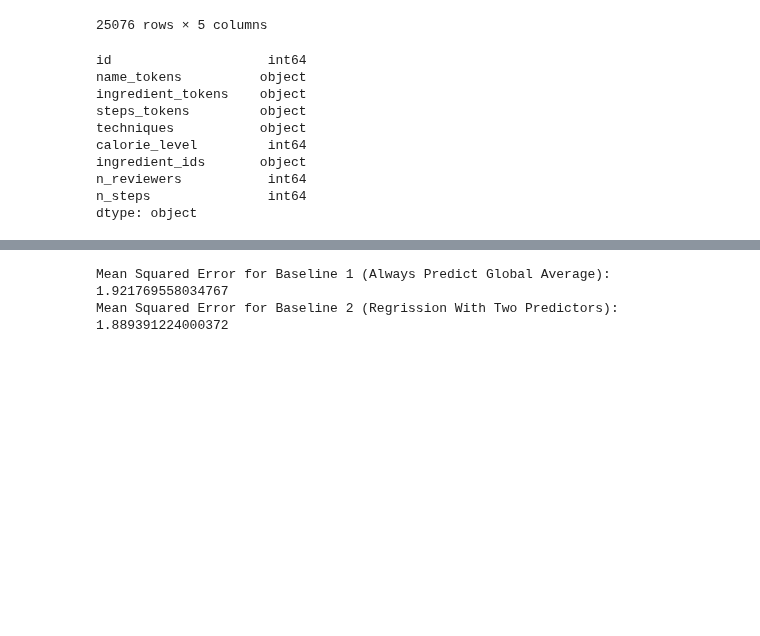
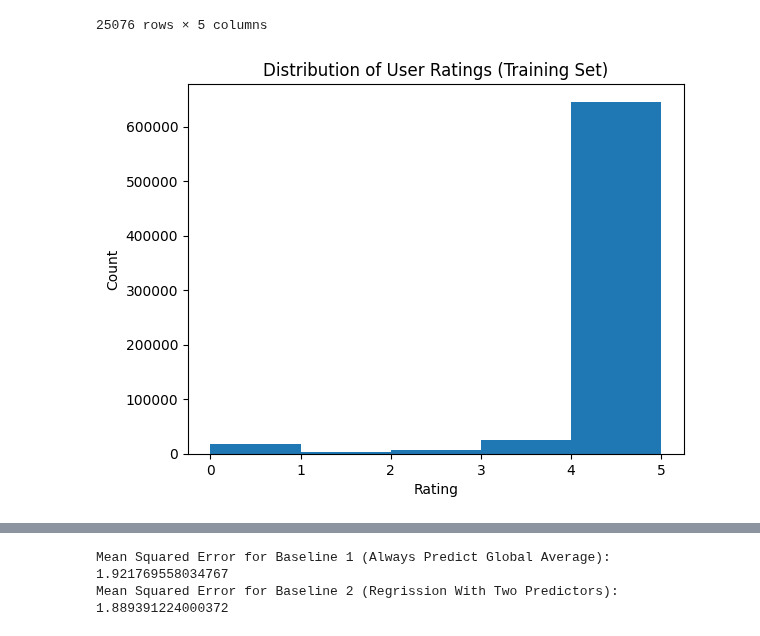
Before and after one commit to YihsuanKuo/CSE158R_Assignment2, a Jupyter notebook: a2.ipynb, the cells around one changed output, grey strips where cells are left out. Saved outputs shown, nothing was run; the diff lists cells and outputs as text; code cells hidden in the pictures; blank space fills up the shorter version.

Commit message:
eda graphs done

```diff
--- a/a2.ipynb
+++ b/a2.ipynb
@@ -195,16 +87,3 @@ PP_users
 | 25074 | [2, 0, 0, 2, 0, 0, 0, 0, 0, 1, 0,... | [157808, 159896] | 2 | [5.0, 5.0] | 2 |
 | 25075 | [0, 0, 0, 0, 1, 0, 0, 0, 0, 0, 0,... | [166686, 157084] | 2 | [4.0, 4.0] | 2 |
 25076 rows × 5 columns
-# %%
-PP_recipes.dtypes
-# %% [output]
-id                    int64
-name_tokens          object
-ingredient_tokens    object
-steps_tokens         object
-techniques           object
-calorie_level         int64
-ingredient_ids       object
-n_reviewers           int64
-n_steps               int64
-dtype: object
@@ -210,0 +95,8 @@ dtype: object
+# %%
+plt.hist(interactions_train['rating'], bins=5)
+plt.xlabel('Rating')
+plt.ylabel('Count')
+plt.title('Distribution of User Ratings (Training Set)')
+plt.show();
+# %% [output]
+[figure, added]
```
Also changed, not shown: parts of 16 cells of this notebook.
